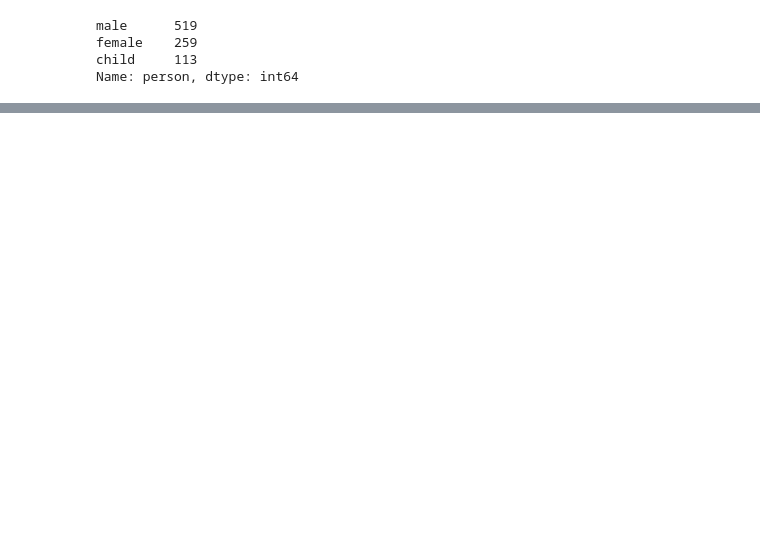
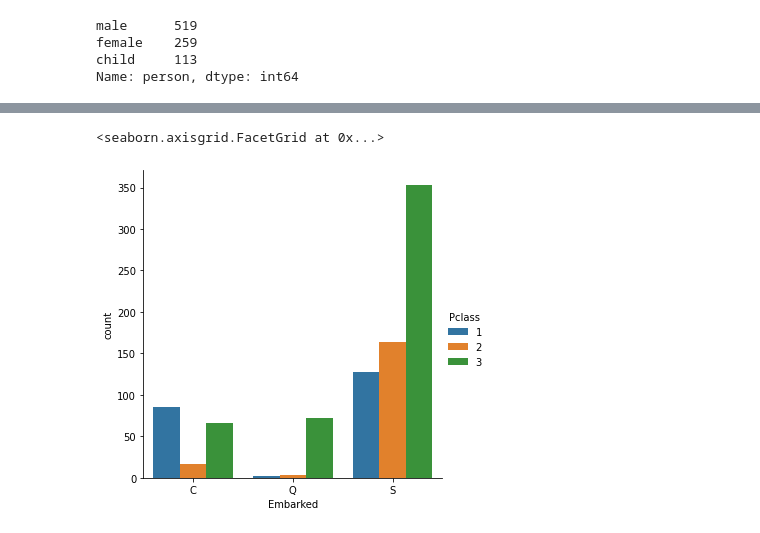
Before and after one commit to Atlas28625/Data-Handling, a Jupyter notebook: Titanic_Project.ipynb, the cells around one changed output, grey strips where cells are left out. Cells and saved outputs as stored; diff of their text form; code cells hidden in the pictures; blank space fills up the shorter version.

```diff
--- a/Titanic_Project.ipynb
+++ b/Titanic_Project.ipynb
@@ -132,0 +217,5 @@ titanic
+# %%
+sns.catplot(data=titanic_df, x='Embarked',kind="count", hue='Pclass', order=['C','Q','S'])
+# %% [output]
+<seaborn.axisgrid.FacetGrid at 0x...>
+[figure, added]
```
Also changed, not shown: parts of 18 cells of this notebook, 2 other files.
